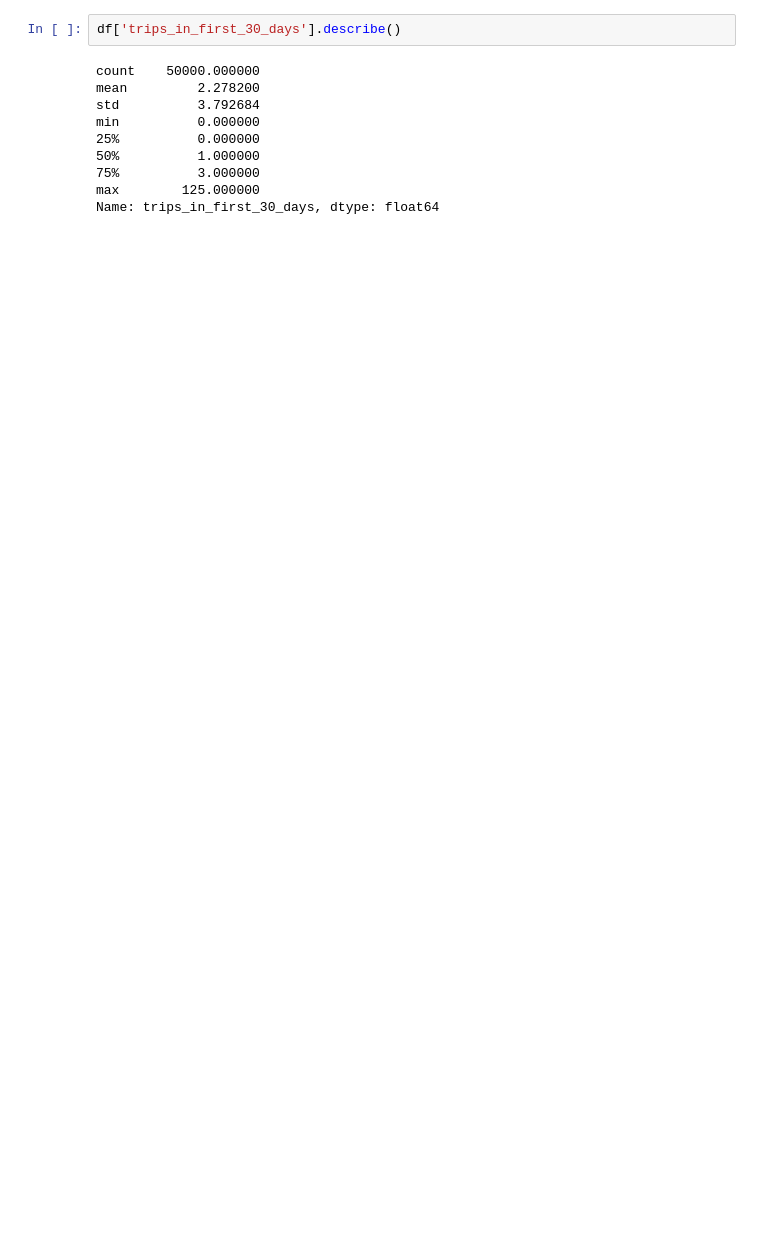
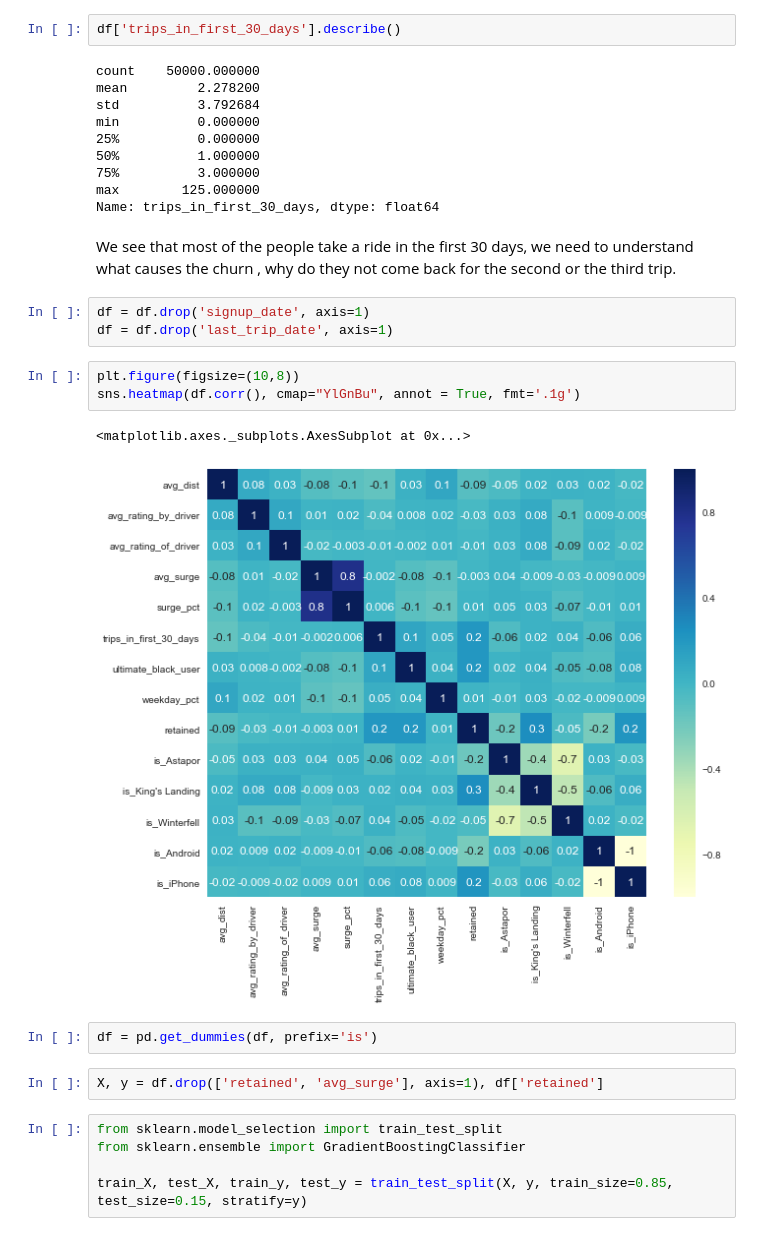
Before and after one commit to ramyatamehrotra/Springboard_DSCT, a Jupyter notebook: Effective_Interviewing/Ultimate_Technology_Challenge.ipynb, the cells around one changed output. Drawn from its saved outputs; the diff is of its cells as text; blank space fills up the shorter version.

```diff
--- a/Effective_Interviewing/Ultimate_Technology_Challenge.ipynb
+++ b/Effective_Interviewing/Ultimate_Technology_Challenge.ipynb
@@ -341,3 +398,23 @@ min          0.000000
 75%          3.000000
 max        125.000000
 Name: trips_in_first_30_days, dtype: float64
+# %% [markdown]
+We see that most of the people take a ride in the first 30 days, we need to understand what causes the churn , why do they not come back for the second or the third trip.
+# %%
+df = df.drop('signup_date', axis=1)
+df = df.drop('last_trip_date', axis=1)
+# %%
+plt.figure(figsize=(10,8))
+sns.heatmap(df.corr(), cmap="YlGnBu", annot = True, fmt='.1g')
+# %% [output]
+<matplotlib.axes._subplots.AxesSubplot at 0x...>
+[figure, added]
+# %%
+df = pd.get_dummies(df, prefix='is')
+# %%
+X, y = df.drop(['retained', 'avg_surge'], axis=1), df['retained']
+# %%
+from sklearn.model_selection import train_test_split
+from sklearn.ensemble import GradientBoostingClassifier
+
+train_X, test_X, train_y, test_y = train_test_split(X, y, train_size=0.85, test_size=0.15, stratify=y)
```
Also changed, not shown: parts of 23 cells of this notebook.
